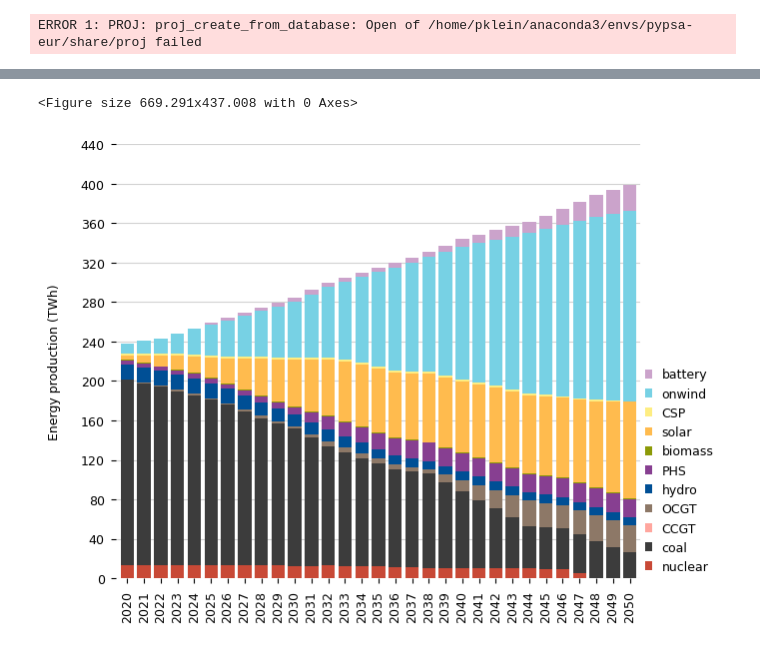
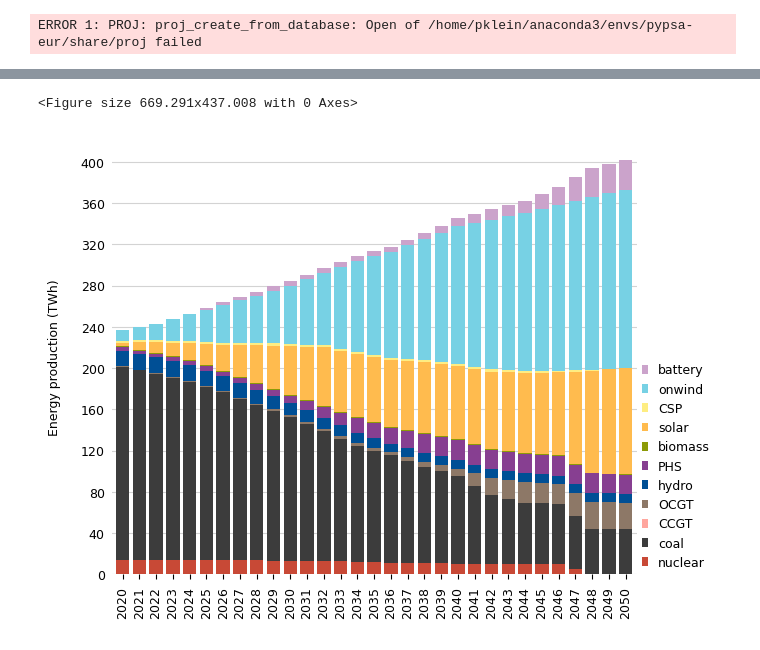
Before and after one commit to PyPSA/pypsa-za, a Jupyter notebook: notebooks/plotting_results.ipynb, the cells around one changed output, grey strips where cells are left out. Drawn from its saved outputs; the diff is of its cells as text; code cells hidden in the pictures.

```diff
--- a/notebooks/plotting_results.ipynb
+++ b/notebooks/plotting_results.ipynb
@@ -76,9 +78,10 @@ colour_map={'onwind':'#77D1E4',
 # %%
 # Load PyPSA networks from results folder
-n={}
+
 #n['LC_UNC'] = pypsa.Network('../results/networks/solved_val-LC-UNC-1_RSA_redz_lcopt_LC.nc')
-n['LC_SMOOTH'] = pypsa.Network('../results/networks/solved_val-LC-SMOOTH-1_RSA_redz_lcopt_LC.nc')
-#n['LC_UNC-1000SEG'] = pypsa.Network('../results/networks/solved_val-LC-UNC-1_RSA_redz_lcopt_LC-1000SEG.nc')
+#n['LC_SMOOTH'] = pypsa.Network('../results/networks/solved_val-LC-SMOOTH-1_RSA_redz_lcopt_LC.nc')
+#n['LC_UNC-2000SEG'] = pypsa.Network('../results/networks/solved_val-LC-UNC_RSA_redz_lcopt_LC-2000SEG.nc')
 #n['2Gt_UNC'] = pypsa.Network('../results/networks/solved_val-2Gt-UNC_RSA_redz_lcopt_Co2L.nc')
+n['2Gt_UNC-2000SEG'] = pypsa.Network('../results/networks/solved_val-2Gt-UNC_RSA_redz_lcopt_Co2L-2000SEG.nc')
 #n['2Gt_SMOOTH'] = pypsa.Network('../results/networks/solved_val-2Gt-SMOOTH_RSA_redz_lcopt_Co2L.nc')
 # %% [output]
@@ -86,28 +89,37 @@ INFO:pypsa.io:Imported network solved_val-LC-SMOOTH-1_RSA_redz_lcopt_LC.nc has b
 # %%
 # Generate a DataFrame for the capacity and energy
-scenario ='LC_SMOOTH'
-seg=""
-capacity = aggregate_capacity(n[scenario+seg])/1000
-energy = aggregate_energy(n[scenario+seg])/1e6
+scenario ='2Gt_UNC'#'LC_SMOOTH'
+scenario_csir ='2_2Gt_UNC'#'LC_SMOOTH'
+seg="-2000SEG"
+capacity = aggregate_capacity(n[scenario])/1000
+capacity2 = aggregate_capacity(n[scenario+seg])/1000
+energy = aggregate_energy(n[scenario])/1e6
+energy2 = aggregate_energy(n[scenario+seg])/1e6
 
 capacity.loc['hydro',:] = capacity.loc['hydro',:]+capacity.loc['hydro-import',:]
+capacity2.loc['hydro',:] = capacity2.loc['hydro',:]+capacity2.loc['hydro-import',:]
 energy.loc['hydro',:] = energy.loc['hydro',:]+energy.loc['hydro-import',:]
+energy2.loc['hydro',:] = energy2.loc['hydro',:]+energy2.loc['hydro-import',:]
 
 capacity.loc['other',:]= capacity.loc['hydro',:]+capacity.loc['biomass',:]
+capacity2.loc['other',:]= capacity2.loc['hydro',:]+capacity2.loc['biomass',:]
 energy.loc['other',:] = energy.loc['hydro',:]+energy.loc['biomass',:]
+energy2.loc['other',:] = energy2.loc['hydro',:]+energy2.loc['biomass',:]
 
 capacity = capacity.drop(['load_shedding','hydro-import'])
+capacity2 = capacity2.drop(['load_shedding','hydro-import'])
 energy = energy.drop(['load_shedding','hydro-import'])
+energy2 = energy2.drop(['load_shedding','hydro-import'])
 
 ambitions_capacity = pd.read_excel(
     '../data/ambitions_validation.xlsx',
-    sheet_name = 'capacity_CSIR_'+scenario,
+    sheet_name = 'capacity_CSIR_'+scenario_csir,
     index_col=0
 )/1000
 
 ambitions_energy = pd.read_excel(
     '../data/ambitions_validation.xlsx',
-    sheet_name = 'energy_CSIR_'+scenario,
+    sheet_name = 'energy_CSIR_'+scenario_csir,
     index_col=0
 )/1000
 ambitions_capacity['other'] = ambitions_capacity['hydro'] + ambitions_capacity['biomass']
@@ -317,35 +332,36 @@ ax = plt_energy.T.plot.bar(figsize=(7,6),stacked=True,color=colour_map,width=0.8
 ax.grid(axis='y', color='lightgray',linestyle='-',zorder=1)  # add light grey horizontal grid lines only
 plt.ylabel('Energy production (TWh)')
 plt.xlabel("")
-plt.yticks(range(0, 440+1, 40))  # set y-axis ticks to increments of 20
+plt.yticks(range(0, 400+1, 40))  # set y-axis ticks to increments of 20
+ax.yaxis.set_tick_params(which='both',length=0)
 
 for spine in ax.spines:
     ax.spines[spine].set_visible(False)
 
 # cnt=0
 # height = 0
 # dy = 1  # adjust this value to fine-tune the vertical spacing between annotations
 # for bar in ax.containers:
 #     end_energy = (energy).iloc[cnt,-1]
 #     x = len(energy.T)-1
 #     y = end_energy/2+height+dy*cnt  # adjust y position based on index of the bar
 #     ax.annotate(
 #         energy.index[cnt],
 #         xy=(x, y),
 #         xytext=(5, 0),
 #         textcoords="offset points",
 #         va="center",
 #         color=ax.containers[cnt][-1].get_facecolor(),
 #         #arrowprops=dict(arrowstyle='-', connectionstyle='angle3,angleA=0,angleB=-90', facecolor='black', width=1, headwidth=4, headlength=4),  # change arrow to line
 #     )
 #     height += end_energy
 #     cnt+=1
 
 handles, labels = ax.get_legend_handles_labels()
 ax.legend().set_visible(True)
 ax.legend(handles[::-1], labels[::-1],handlelength=0.5, bbox_to_anchor=(1.0, 0), loc='lower left', borderaxespad=0.,frameon=False)
 
 plt.savefig('energy_'+scenario+'_'+case, dpi=150, bbox_inches='tight')
 # %% [output]
 <Figure size 669.291x437.008 with 0 Axes>
-[figure, old version]
+[figure, new version]
```
Also changed, not shown: parts of 14 cells of this notebook, 20 other files.
